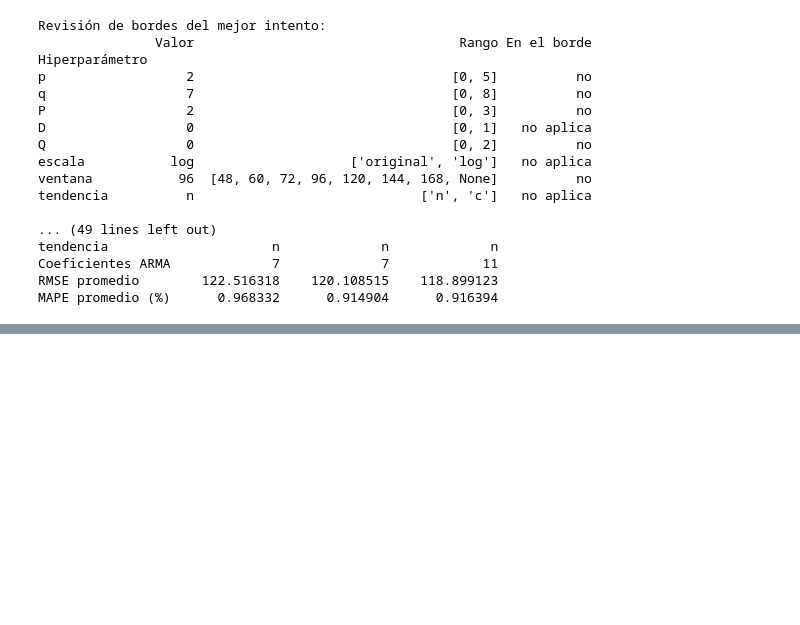
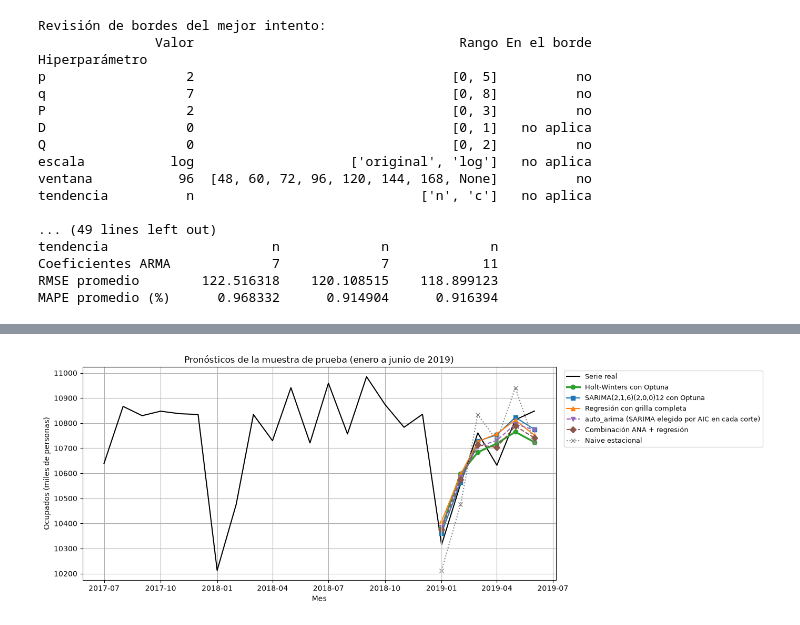
Before and after one commit to juanestebancg2806/ml3-time-series-forecasting, a Jupyter notebook: taller2/taller2_pronostico_ocupados.ipynb, the cells around one changed output, grey strips where cells are left out. Cells and saved outputs as stored; diff of their text form; code cells hidden in the pictures; blank space fills up the shorter version.

```diff
--- a/taller2/taller2_pronostico_ocupados.ipynb
+++ b/taller2/taller2_pronostico_ocupados.ipynb
@@ -2896,0 +3071,81 @@ MAPE promedio (%)      0.968332      0.914904      0.916394
+# %%
+# --- Sección 9: comparación en la muestra de prueba ---
+# Cada modelo registrado se ajusta con todo el entrenamiento y pronostica enero a junio de 2019
+pronosticos_prueba = pd.DataFrame({nombre: np.asarray(funcion(train, horizonte), dtype=float)
+                                   for nombre, funcion in funciones_pronostico.items()}, index=test.index)
+metricas_prueba = pd.DataFrame({nombre: calcular_metricas(test, pronosticos_prueba[nombre])
+                                for nombre in pronosticos_prueba}).T
+
+# Verificación: los 25 modelos del taller anterior reproducen su RMSE y su MAPE de prueba
+PRUEBA_TALLER_ANTERIOR = pd.DataFrame.from_dict({
+    "Naive": (256.90, 1.77), "Naive estacional": (103.75, 0.95),
+    "MA k=2": (242.83, 1.65), "MA k=3": (250.37, 1.70), "MA k=4": (270.62, 1.85), "MA k=6": (272.84, 1.90),
+    "MA k=12": (225.31, 1.60),
+    "SES (ANN)": (253.64, 1.74), "Holt (AAN)": (296.16, 2.38), "Holt amort. (AAdN)": (257.63, 1.78),
+    "HW adit. sin tend. (ANA)": (108.16, 0.83), "HW adit. (AAA)": (74.38, 0.54), "HW adit. amort. (AAdA)": (66.32, 0.49),
+    "HW mult. sin tend. (MNM)": (129.60, 0.95), "HW mult. (MAM)": (61.99, 0.53), "HW mult. amort. (MAdM)": (125.93, 0.92),
+    "Tend. cúbica": (238.72, 1.65), "Tend. lineal + dummies": (614.22, 5.74), "Tend. cúbica + dummies": (104.61, 0.91),
+    "Tend. grado 5 + dummies": (116.00, 0.89), "Tend. cuadrática + dummies, ventana 36": (73.29, 0.54),
+    "Tend. lineal + Fourier K=5, ventana 24": (67.68, 0.53), "Log: Tend. lineal + dummies, ventana 24": (63.72, 0.47),
+    "Tend. lineal + dummies, ventana 24": (65.20, 0.49), "Combinación ANA + regresión": (62.72, 0.52),
+}, orient="index", columns=["rmse", "mape"])
+diferencias_prueba = (metricas_prueba.loc[PRUEBA_TALLER_ANTERIOR.index].round(2) - PRUEBA_TALLER_ANTERIOR).abs()
+assert (diferencias_prueba <= 0.01).all().all(), f"No coinciden con el taller anterior:\n{diferencias_prueba}"
+print("Verificación: los 25 modelos del taller anterior reproducen su RMSE y su MAPE de prueba.\n")
+
+
+def tabla_comparacion(nombres):
+    """Error de validación y de prueba de los modelos indicados, con su posición en cada uno."""
+    tabla = pd.DataFrame({
+        "Familia": pd.Series(familias)[nombres],
+        "RMSE validación": [validacion[nombre]["rmse"].mean() for nombre in nombres],
+        "MAPE validación (%)": [validacion[nombre]["mape"].mean() for nombre in nombres],
+        "RMSE prueba": metricas_prueba.loc[nombres, "rmse"].to_numpy(),
+        "MAPE prueba (%)": metricas_prueba.loc[nombres, "mape"].to_numpy(),
+    }, index=nombres)
+    tabla["Posición validación"] = tabla["RMSE validación"].rank().astype(int)
+    tabla["Posición prueba"] = tabla["RMSE prueba"].rank().astype(int)
+    return tabla.sort_values("RMSE validación")
+
+
+# Modelo elegido de cada familia y referencias. Regla fijada antes de abrir la prueba: se elige el de
+# menor RMSE de validación, y la prueba se usa para confirmar la elección
+modelos_elegidos = ["Naive estacional", nombre_ma_grilla, nombre_combinacion, nombre_hw_optuna,
+                    nombre_regresion_grilla, nombre_auto_arima, nombre_sarima]
+comparacion_final = tabla_comparacion(modelos_elegidos)
+modelo_elegido_parte_1 = comparacion_final.drop(index="Naive estacional")["RMSE validación"].idxmin()
+print("Modelos elegidos de cada familia: error de validación (6 cortes) y de prueba (2019-01 a 2019-06), en miles:")
+print(comparacion_final.round(2).to_string())
+print(f"\nModelo elegido por la regla (menor RMSE de validación): {modelo_elegido_parte_1}")
+
+# Todos los modelos registrados, como referencia
+print("\nTodos los modelos registrados, en orden de RMSE de validación:")
+print(tabla_comparacion(list(funciones_pronostico)).round(2).to_string())
+
+# Pronósticos de la prueba de los modelos elegidos de cada familia
+estilos = {nombre_hw_optuna: dict(color="C2", linewidth=2.5, marker="o"),
+           nombre_sarima: dict(color="C0", marker="s"), nombre_regresion_grilla: dict(color="C1", marker="^"),
+           nombre_auto_arima: dict(color="C4", linestyle="--", marker="v"),
+           nombre_combinacion: dict(color="C5", linestyle="--", marker="D"),
+           "Naive estacional": dict(color="gray", linestyle=":", marker="x")}
+fig, ax = plt.subplots(figsize=(14, 5))
+ax.plot(ocupados.loc["2017-07":], color="black", linewidth=1.5, label="Serie real")
+for nombre, estilo in estilos.items():
+    ax.plot(pronosticos_prueba[nombre], label=nombre, **estilo)
+ax.axvline(test.index[0], color="lightgray", linewidth=1)
+ax.set_title("Pronósticos de la muestra de prueba (enero a junio de 2019)")
+ax.set_xlabel("Mes")
+ax.set_ylabel("Ocupados (miles de personas)")
+ax.legend(loc="upper left", bbox_to_anchor=(1.01, 1), fontsize=9)   # fuera del área de la serie
+ax.grid()
+plt.tight_layout()
+plt.show()
+
+# Valores reales, pronósticos y errores de los tres mejores modelos de la validación
+mejores_validacion = comparacion_final.drop(index="Naive estacional").index[:3]
+tabla_meses = pd.concat([test.rename("Real"), pronosticos_prueba[mejores_validacion]], axis=1)
+for nombre in mejores_validacion:
+    tabla_meses[f"Error {nombre}"] = tabla_meses["Real"] - tabla_meses[nombre]
+print("Valores reales, pronósticos y errores (real - pronóstico, miles de personas):")
+print(tabla_meses.round(1).to_string())
+# %% [output]
@@ -2896,0 +3169 @@ MAPE promedio (%)      0.968332      0.914904      0.916394
+[figure, added]
```
Also changed, not shown: parts of 11 cells of this notebook.
